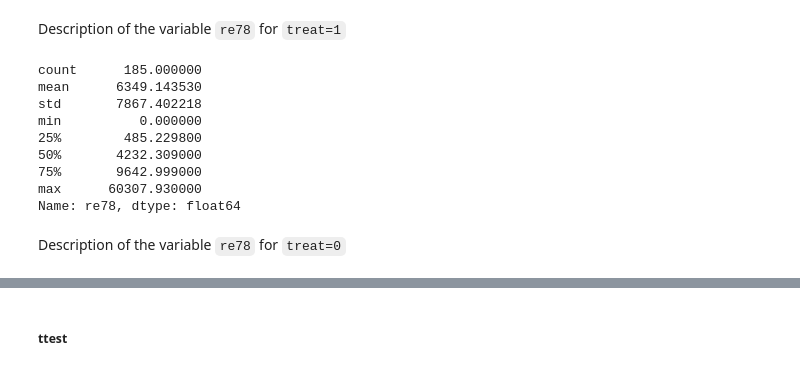
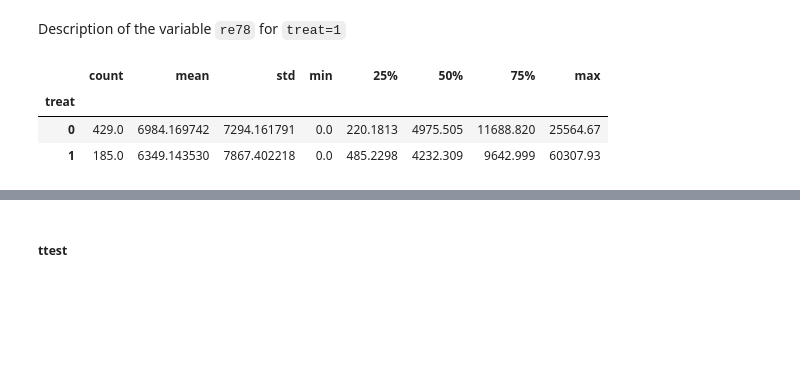
Before and after one commit to mathildemrt/ada, a Jupyter notebook: 04 - Applied ML/AppliedML.ipynb, the cells around one changed output, grey strips where cells are left out. Saved outputs shown, nothing was run; the diff lists cells and outputs as text; code cells hidden in the pictures; blank space fills up the shorter version.

```diff
--- a/04 - Applied ML/AppliedML.ipynb
+++ b/04 - Applied ML/AppliedML.ipynb
@@ -63,16 +63,9 @@ What might a naive "researcher" conclude from this superficial analysis?
 # %% [markdown]
 Description of the variable `re78` for `treat=1`
 # %%
-lalonde.re78[lalonde.treat==1].describe()
+lalonde.groupby('treat')['re78'].describe()
 # %% [output]
-count      185.000000
-mean      6349.143530
-std       7867.402218
-min          0.000000
-25%        485.229800
-50%       4232.309000
-75%       9642.999000
-max      60307.930000
-Name: re78, dtype: float64
+|  | count | mean | std | min | 25% | 50% | 75% | max |
+| treat |  |  |  |  |  |  |  |  |
+| 0 | 429.0 | 6984.169742 | 7294.161791 | 0.0 | 220.1813 | 4975.505 | 11688.820 | 25564.67 |
+| 1 | 185.0 | 6349.143530 | 7867.402218 | 0.0 | 485.2298 | 4232.309 | 9642.999 | 60307.93 |
-# %% [markdown]
-Description of the variable `re78` for `treat=0`
```
Also changed, not shown: parts of 20 cells of this notebook.
